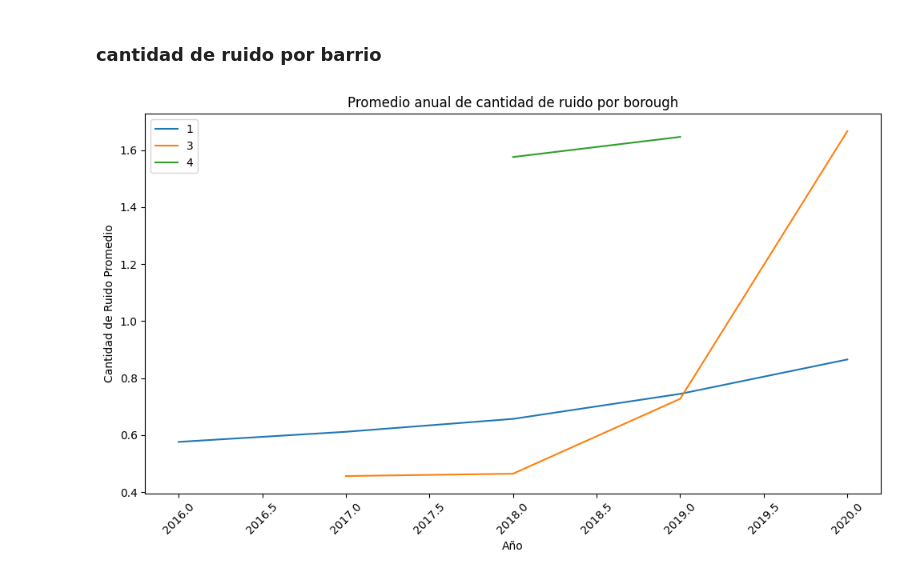
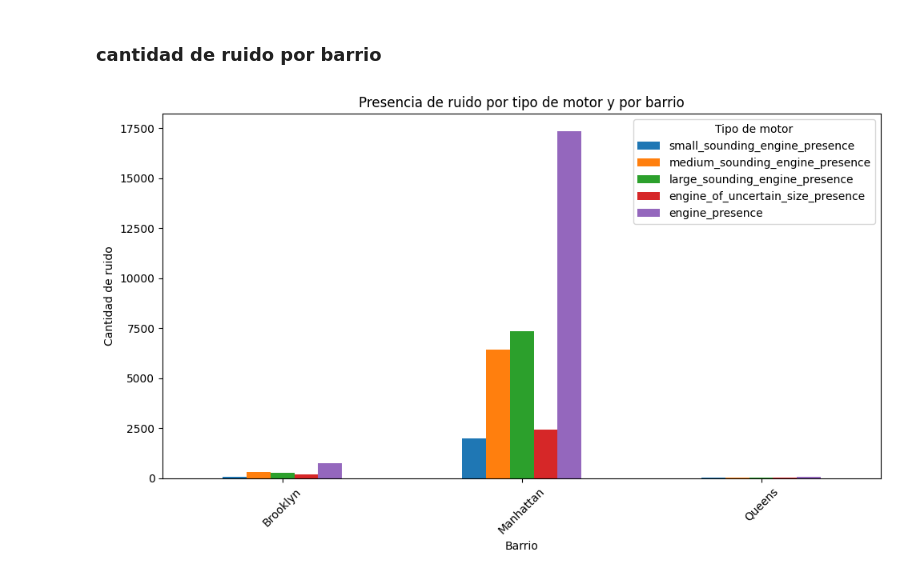
Before and after one commit to eremohn/huella_de_carbono_en_NYC, a Jupyter notebook: Sprint_1/EDA/EDA_sonidos_NYC.ipynb, the cells around one changed output. Drawn from its saved outputs; the diff is of its cells as text; code cells hidden in the pictures.

```diff
--- a/Sprint_1/EDA/EDA_sonidos_NYC.ipynb
+++ b/Sprint_1/EDA/EDA_sonidos_NYC.ipynb
@@ -74,34 +123,21 @@ plt.show()
 El gráfico de líneas proporciona una visualización clara y concisa del comportamiento de los ruidos emitidos por vehículos en la ciudad de Nueva York a lo largo del tiempo. Observamos que la frecuencia promedio de ocurrencia de los diferentes tipos de motores varía mensualmente, lo que sugiere fluctuaciones en la actividad vehicular y posiblemente en los patrones de tráfico en la ciudad. Este análisis nos ayuda a comprender mejor la dinámica del ruido urbano y puede ser útil para identificar tendencias a lo largo del tiempo y desarrollar estrategias efectivas para la gestión del ruido en áreas urbanas.
 # %% [markdown]
 ### cantidad de ruido por barrio
-# %%
-# Leer el archivo CSV
-df = pd.read_csv('NYC_sonidos.csv')
-
-# Calcular la cantidad total de ruido sumando la presencia de cada tipo de ruido
-df['cantidad_de_ruido'] = df.iloc[:, 5:10].sum(axis=1)
-
-# Agregar una nueva columna para el año
-df['año'] = pd.to_datetime(df['fecha']).dt.year
-
-# Calcular el promedio anual de la cantidad de ruido por 'borough'
-avg_noise_by_borough = df.groupby(['borough', 'año'])['cantidad_de_ruido'].mean().reset_index()
-
-# Crear un gráfico de barras
-plt.figure(figsize=(10, 6))
-
-# Graficar el promedio anual de la cantidad de ruido por 'borough'
-for borough in avg_noise_by_borough['borough'].unique():
-    data = avg_noise_by_borough[avg_noise_by_borough['borough'] == borough]
-    plt.plot(data['año'], data['cantidad_de_ruido'], label=borough)
-
-# Añadir título y etiquetas
-plt.title('Promedio anual de cantidad de ruido por borough')
-plt.xlabel('Año')
-plt.ylabel('Cantidad de Ruido Promedio')
-plt.legend()
-plt.xticks(rotation=45)
-plt.tight_layout()
-plt.show()
-# %% [output]
-[figure, removed]
+# %%
+# Leer el archivo CSV
+df = pd.read_csv('NYC_sonidos.csv')
+
+# Agrupar por barrio y sumar la presencia de ruido por tipo de motor
+noise_by_neighborhood = df.groupby('Barrio').sum()
+
+# Crear el gráfico de barras
+noise_by_neighborhood.plot(kind='bar', figsize=(10, 6))
+plt.title('Presencia de ruido por tipo de motor y por barrio')
+plt.xlabel('Barrio')
+plt.ylabel('Cantidad de ruido')
+plt.legend(title='Tipo de motor')
+plt.xticks(rotation=45)  # Rotación de las etiquetas en el eje x
+plt.tight_layout()  # Ajustar el diseño para mostrar todas las etiquetas
+plt.show()
+# %% [output]
+[figure, added]
```
Also changed, not shown: parts of 8 cells of this notebook, 1 other file.
